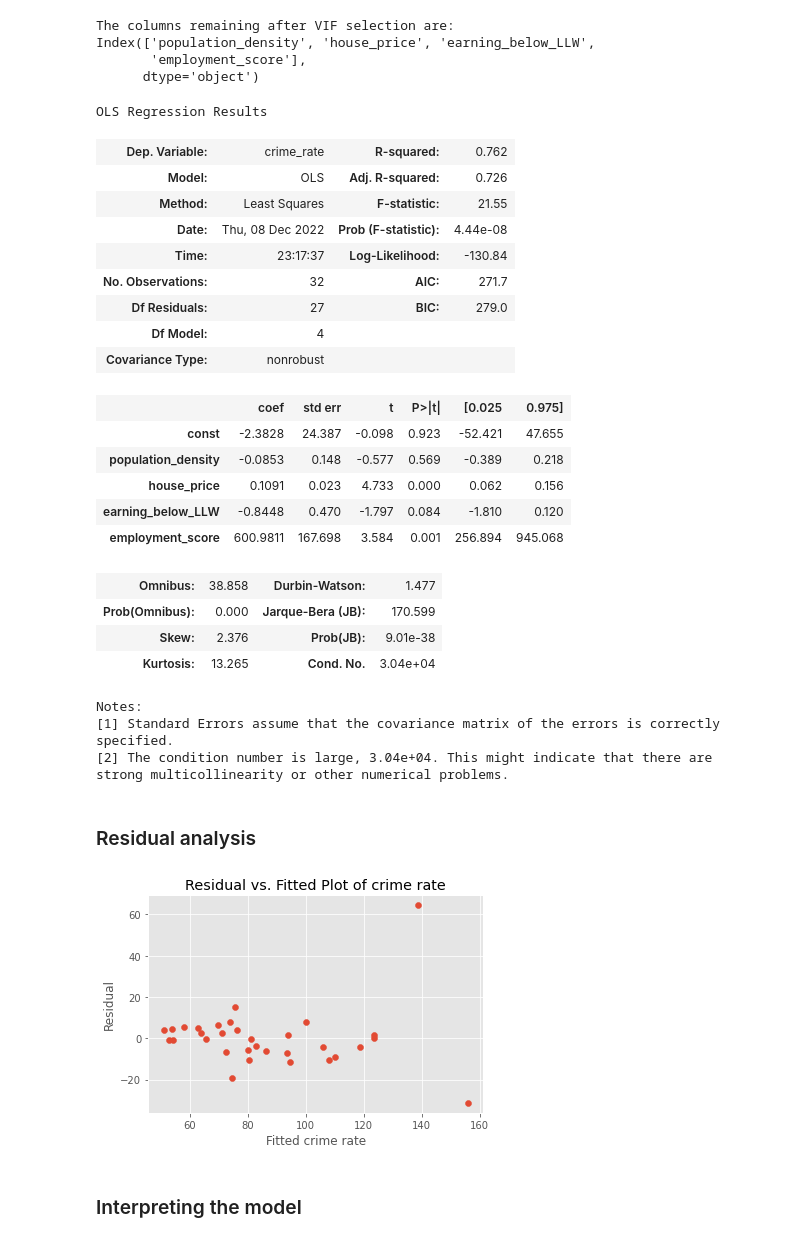
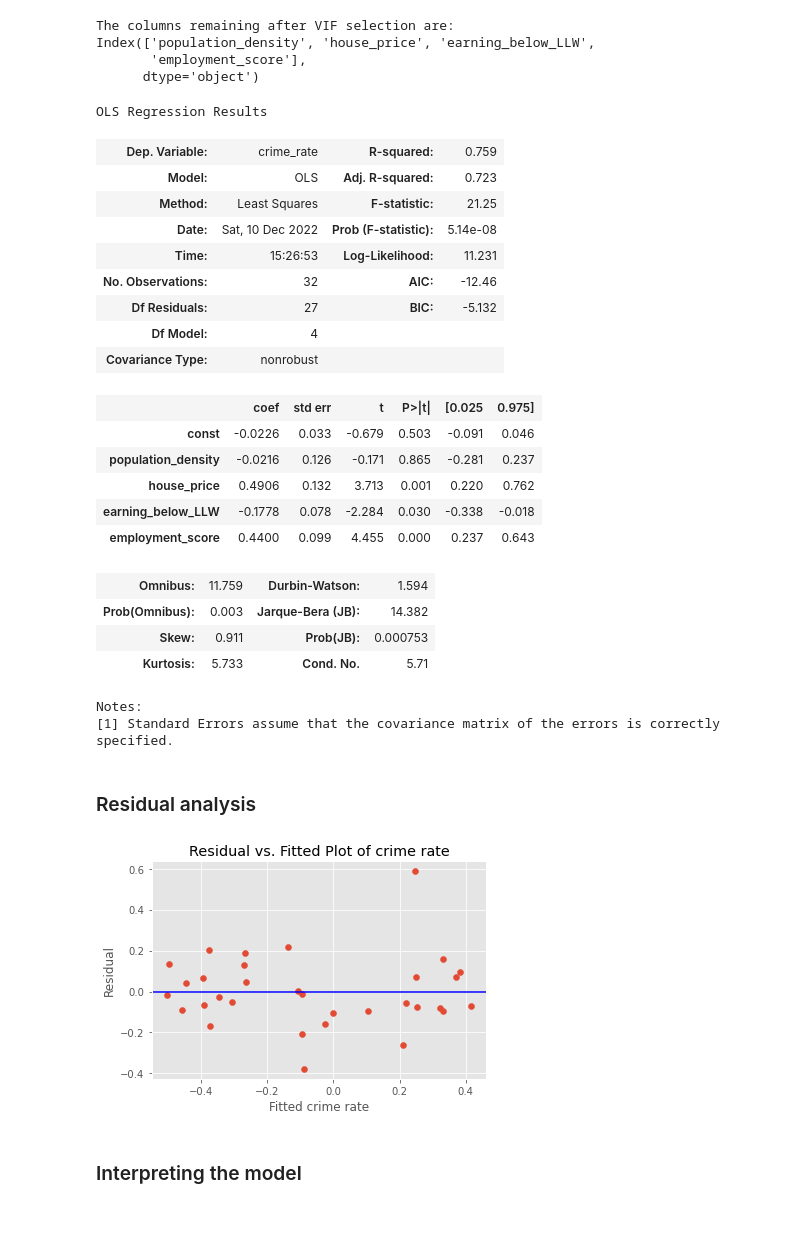
Before and after one commit to Murphy829/CASA0007_QM_A1, a Jupyter notebook: CASA0007_A1.ipynb, the cells around one changed output. Drawn from its saved outputs; the diff is of its cells as text; code cells hidden in the pictures.

```diff
--- a/CASA0007_A1.ipynb
+++ b/CASA0007_A1.ipynb
@@ -52,8 +52,9 @@ print(statsmodels.__version__)
 # %%
-# Load data
-rawdata = pd.read_csv('https://raw.githubusercontent.com/Murphy829/CASA0007_QM_A1/main/final_dataset06122022.csv')
-rawdata.info()
-rawdata.head()
+# Load data pre_processed
+rawdata1 = pd.read_csv('https://raw.githubusercontent.com/Murphy829/CASA0007_QM_A1/main/final_dataset06122022.csv')
+rawdata2 = pd.read_csv('https://raw.githubusercontent.com/Murphy829/CASA0007_QM_A1/main/data_std_nor.csv',index_col=0)
+rawdata1.info()
+rawdata1.head()
 # %% [output]
 <class 'pandas.core.frame.DataFrame'>
 RangeIndex: 32 entries, 0 to 31
@@ -84,6 +90,6 @@ plt.savefig("Pairplot.png")
 # %%
 # Check the correlations
-df = rawdata
+df = rawdata1
 plt.figure(figsize=(11, 7),dpi=200)
 plt.title('Correlation Matrix',fontdict={'fontsize':13})
 sn.heatmap(df.corr(),
@@ -233,8 +278,10 @@ vif_df
 # %% [markdown]
 ### Building the model
 # %%
-# using VIF on the bike_rental dataset
-df_predictors_selected_VIF = df_new = drop_column_using_vif_(df.drop(['Code','Area_name','crime_rate'],axis=1))
+# using VIF on the dataset
+df2 = rawdata2
+
+df2_predictors_selected_VIF = df_new = drop_column_using_vif_(df2.drop(['Code','Area_name','crime_rate'],axis=1))
 print("The columns remaining after VIF selection are:")
 print(df_predictors_selected_VIF.columns)
 # %% [output]
@@ -243,47 +290,45 @@ Index(['population_density', 'house_price', 'earning_below_LLW',
        'employment_score'],
       dtype='object')
 # %%
-model_crime_rate2 = sm.OLS(endog=df[['crime_rate']], exog=sm.add_constant(df_predictors_selected_VIF)).fit()
+model_crime_rate2 = sm.OLS(endog=df2[['crime_rate']], exog=sm.add_constant(df2_predictors_selected_VIF)).fit()
 model_crime_rate2.summary()
 # %% [output]
 OLS Regression Results
-| Dep. Variable: | crime_rate | R-squared: | 0.762 |
-| Model: | OLS | Adj. R-squared: | 0.726 |
-| Method: | Least Squares | F-statistic: | 21.55 |
-| Date: | Thu, 08 Dec 2022 | Prob (F-statistic): | 4.44e-08 |
-| Time: | 23:17:37 | Log-Likelihood: | -130.84 |
-| No. Observations: | 32 | AIC: | 271.7 |
-| Df Residuals: | 27 | BIC: | 279.0 |
+| Dep. Variable: | crime_rate | R-squared: | 0.759 |
+| Model: | OLS | Adj. R-squared: | 0.723 |
+| Method: | Least Squares | F-statistic: | 21.25 |
+| Date: | Sat, 10 Dec 2022 | Prob (F-statistic): | 5.14e-08 |
+| Time: | 15:26:53 | Log-Likelihood: | 11.231 |
+| No. Observations: | 32 | AIC: | -12.46 |
+| Df Residuals: | 27 | BIC: | -5.132 |
 | Df Model: | 4 |  |  |
 | Covariance Type: | nonrobust |  |  |
 |  | coef | std err | t | P>|t| | [0.025 | 0.975] |
-| const | -2.3828 | 24.387 | -0.098 | 0.923 | -52.421 | 47.655 |
-| population_density | -0.0853 | 0.148 | -0.577 | 0.569 | -0.389 | 0.218 |
-| house_price | 0.1091 | 0.023 | 4.733 | 0.000 | 0.062 | 0.156 |
-| earning_below_LLW | -0.8448 | 0.470 | -1.797 | 0.084 | -1.810 | 0.120 |
-| employment_score | 600.9811 | 167.698 | 3.584 | 0.001 | 256.894 | 945.068 |
+| const | -0.0226 | 0.033 | -0.679 | 0.503 | -0.091 | 0.046 |
+| population_density | -0.0216 | 0.126 | -0.171 | 0.865 | -0.281 | 0.237 |
+| house_price | 0.4906 | 0.132 | 3.713 | 0.001 | 0.220 | 0.762 |
+| earning_below_LLW | -0.1778 | 0.078 | -2.284 | 0.030 | -0.338 | -0.018 |
+| employment_score | 0.4400 | 0.099 | 4.455 | 0.000 | 0.237 | 0.643 |
-| Omnibus: | 38.858 | Durbin-Watson: | 1.477 |
-| Prob(Omnibus): | 0.000 | Jarque-Bera (JB): | 170.599 |
-| Skew: | 2.376 | Prob(JB): | 9.01e-38 |
-| Kurtosis: | 13.265 | Cond. No. | 3.04e+04 |
+| Omnibus: | 11.759 | Durbin-Watson: | 1.594 |
+| Prob(Omnibus): | 0.003 | Jarque-Bera (JB): | 14.382 |
+| Skew: | 0.911 | Prob(JB): | 0.000753 |
+| Kurtosis: | 5.733 | Cond. No. | 5.71 |
 Notes:
 [1] Standard Errors assume that the covariance matrix of the errors is correctly specified.
-[2] The condition number is large, 3.04e+04. This might indicate that there are
-strong multicollinearity or other numerical problems.
 # %% [markdown]
 ### Residual analysis
 # %%
-# Residual Analysis of Y value
+# Residual Analysis
 plt.scatter(model_crime_rate2.fittedvalues, model_crime_rate2.resid)
 # adding title and labels
-
 plt.xlabel('Fitted crime rate')
 plt.ylabel('Residual')
 plt.title('Residual vs. Fitted Plot of crime rate')
 plt.savefig("Res_vs_fit_crime_rate.png")
+plt.axhline(y = 0, color = 'b',linestyle = '-')
 plt.show()
 # %% [output]
-[figure, old version]
+[figure, new version]
 # %% [markdown]
 ### Interpreting the model
 # %% [markdown]
```
Also changed, not shown: parts of 26 cells of this notebook.
